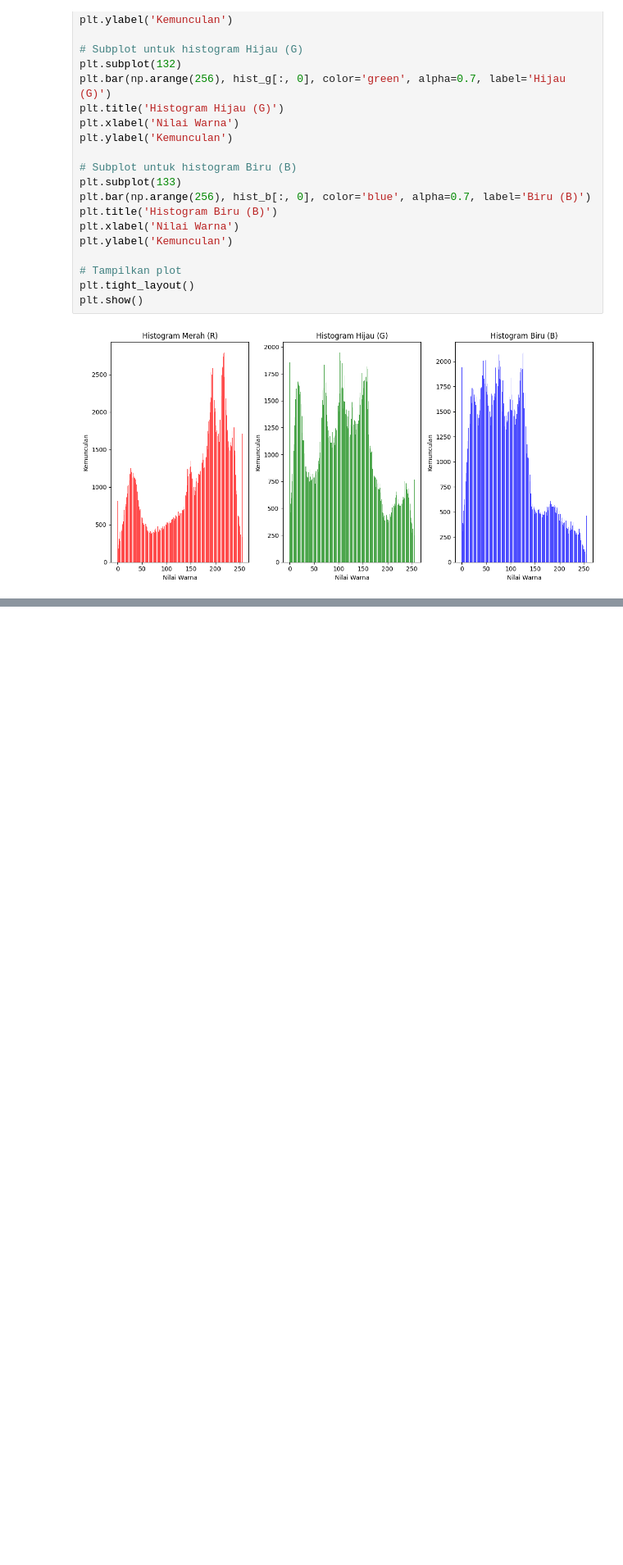
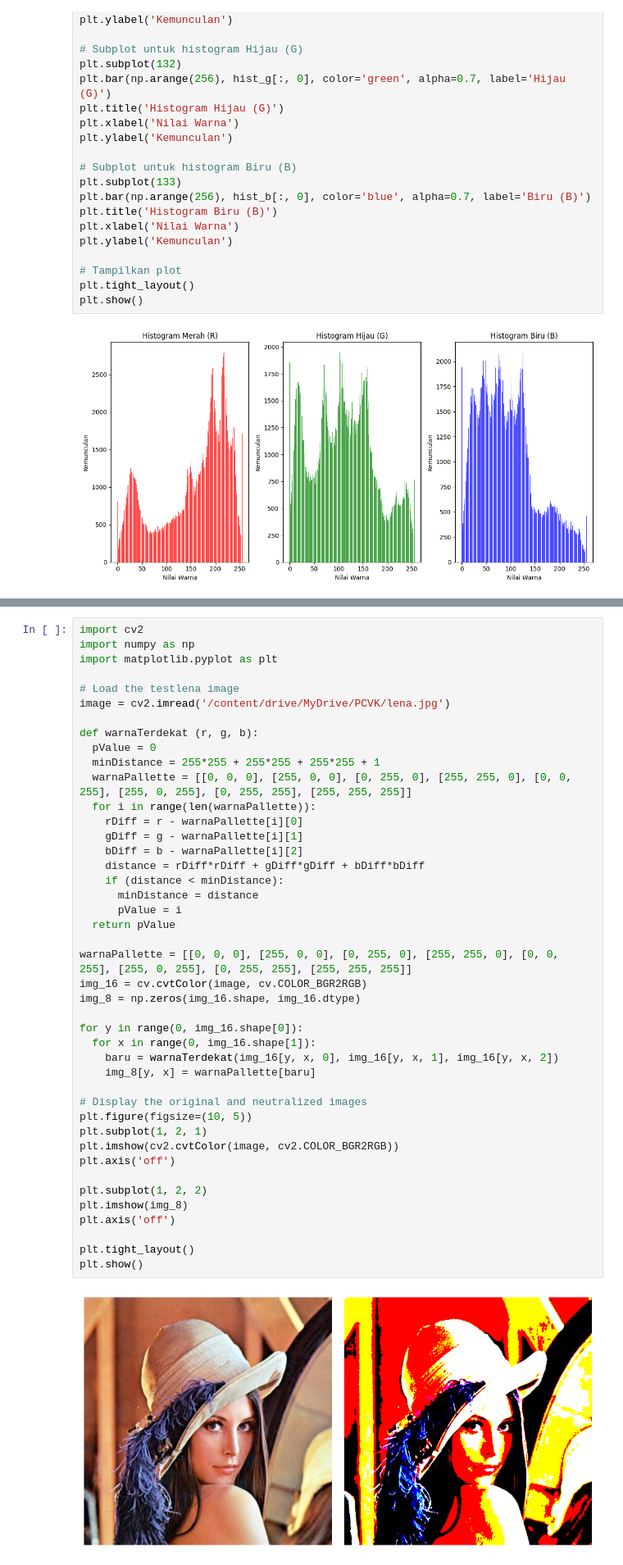
Before and after one commit to angelinannisa/pcvk, a Jupyter notebook: pcvkweek6.ipynb, the cells around one changed output, grey strips where cells are left out. Shown at 82% size. Drawn from its saved outputs; the diff is of its cells as text; blank space fills up the shorter version.

```diff
--- a/pcvkweek6.ipynb
+++ b/pcvkweek6.ipynb
@@ -169,0 +349,45 @@ plt.show()
+# %%
+import cv2
+import numpy as np
+import matplotlib.pyplot as plt
+
+# Load the testlena image
+image = cv2.imread('/content/drive/MyDrive/PCVK/lena.jpg')
+
+def warnaTerdekat (r, g, b):
+  pValue = 0
+  minDistance = 255*255 + 255*255 + 255*255 + 1
+  warnaPallette = [[0, 0, 0], [255, 0, 0], [0, 255, 0], [255, 255, 0], [0, 0, 255], [255, 0, 255], [0, 255, 255], [255, 255, 255]]
+  for i in range(len(warnaPallette)):
+    rDiff = r - warnaPallette[i][0]
+    gDiff = g - warnaPallette[i][1]
+    bDiff = b - warnaPallette[i][2]
+    distance = rDiff*rDiff + gDiff*gDiff + bDiff*bDiff
+    if (distance < minDistance):
+      minDistance = distance
+      pValue = i
+  return pValue
+
+warnaPallette = [[0, 0, 0], [255, 0, 0], [0, 255, 0], [255, 255, 0], [0, 0, 255], [255, 0, 255], [0, 255, 255], [255, 255, 255]]
+img_16 = cv.cvtColor(image, cv.COLOR_BGR2RGB)
+img_8 = np.zeros(img_16.shape, img_16.dtype)
+
+for y in range(0, img_16.shape[0]):
+  for x in range(0, img_16.shape[1]):
+    baru = warnaTerdekat(img_16[y, x, 0], img_16[y, x, 1], img_16[y, x, 2])
+    img_8[y, x] = warnaPallette[baru]
+
+# Display the original and neutralized images
+plt.figure(figsize=(10, 5))
+plt.subplot(1, 2, 1)
+plt.imshow(cv2.cvtColor(image, cv2.COLOR_BGR2RGB))
+plt.axis('off')
+
+plt.subplot(1, 2, 2)
+plt.imshow(img_8)
+plt.axis('off')
+
+plt.tight_layout()
+plt.show()
+# %% [output]
+[figure, added]
```
Also changed, not shown: parts of 16 cells of this notebook.
